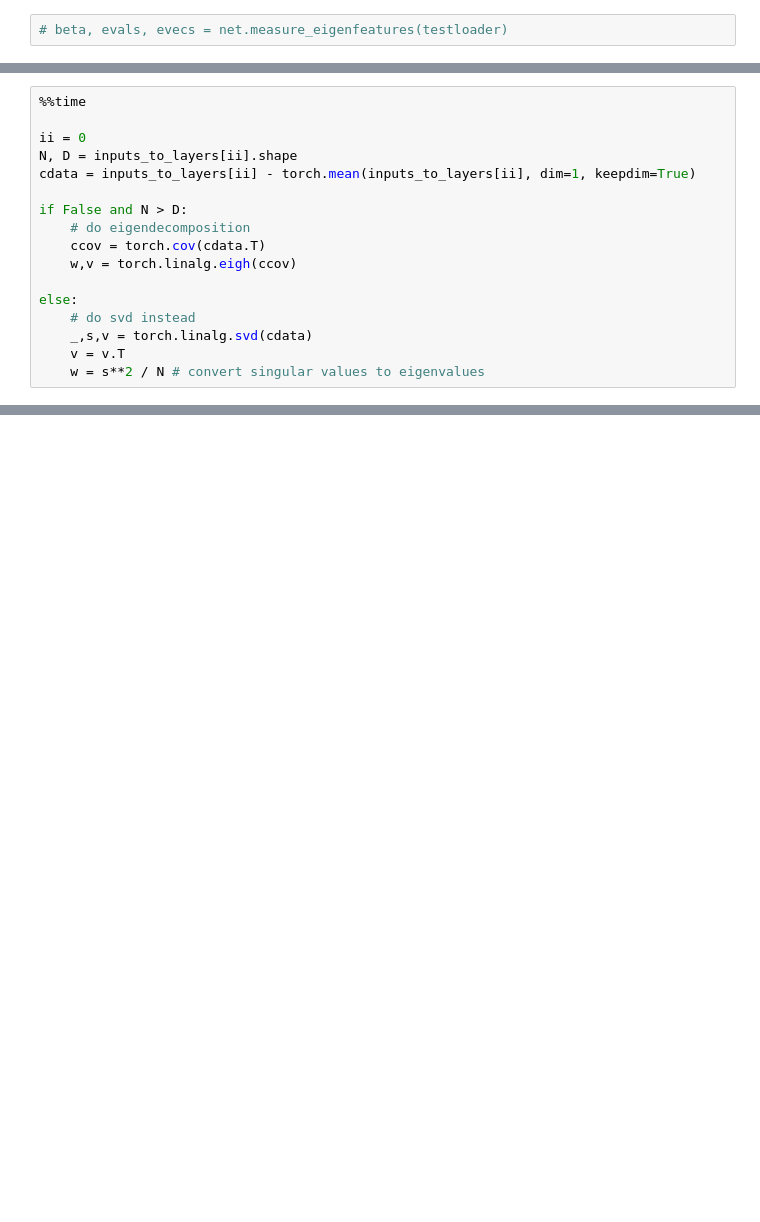
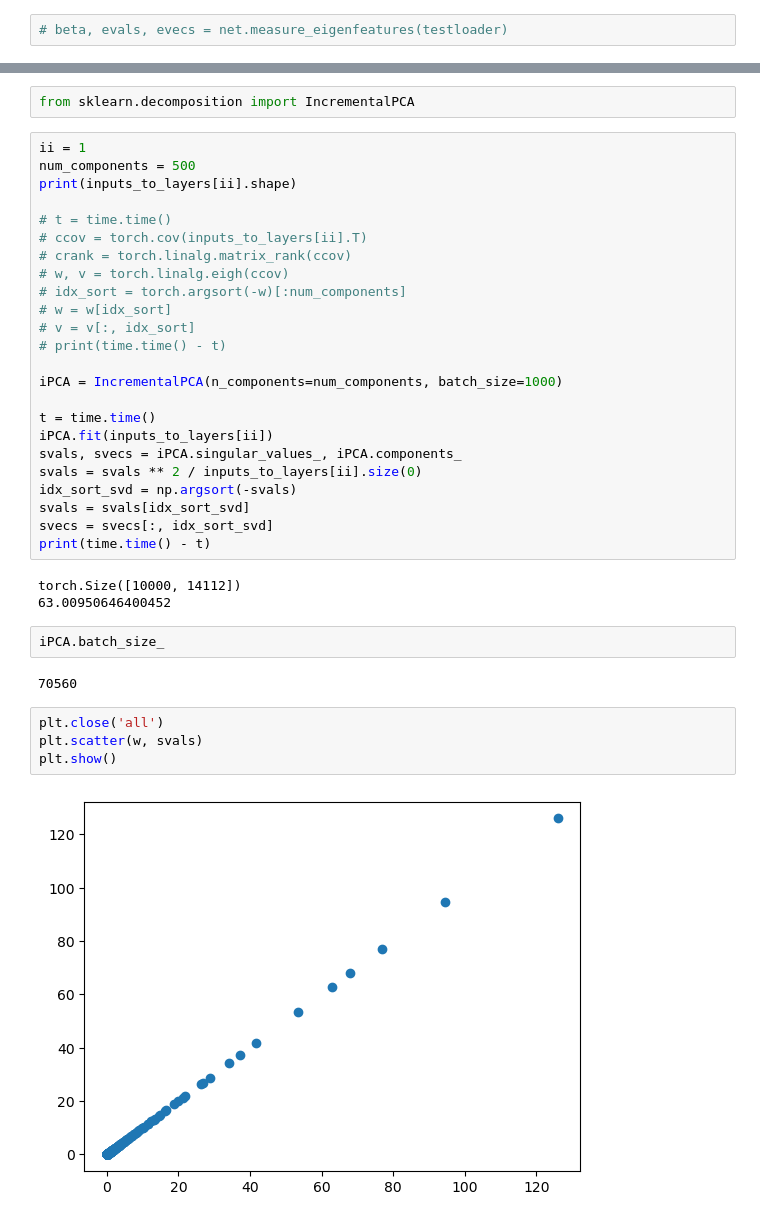
Before and after one commit to landoskape/networkAlignmentAnalysis, a Jupyter notebook: workspace.ipynb, the cells around one changed output, grey strips where cells are left out. Saved outputs shown, nothing was run; the diff lists cells and outputs as text; blank space fills up the shorter version.

```diff
--- a/workspace.ipynb
+++ b/workspace.ipynb
@@ -234,17 +220,0 @@ Wall time: 460 ms
-# %%
-%%time
-
-ii = 0
-N, D = inputs_to_layers[ii].shape
-cdata = inputs_to_layers[ii] - torch.mean(inputs_to_layers[ii], dim=1, keepdim=True)
-
-if False and N > D:
-    # do eigendecomposition
-    ccov = torch.cov(cdata.T)
-    w,v = torch.linalg.eigh(ccov)
-
-else:
-    # do svd instead
-    _,s,v = torch.linalg.svd(cdata)
-    v = v.T
-    w = s**2 / N # convert singular values to eigenvalues
@@ -253,0 +221,39 @@ Wall time: 234 ms
+# %%
+from sklearn.decomposition import IncrementalPCA
+# %%
+ii = 1
+num_components = 500
+print(inputs_to_layers[ii].shape)
+
+# t = time.time()
+# ccov = torch.cov(inputs_to_layers[ii].T)
+# crank = torch.linalg.matrix_rank(ccov)
+# w, v = torch.linalg.eigh(ccov)
+# idx_sort = torch.argsort(-w)[:num_components]
+# w = w[idx_sort]
+# v = v[:, idx_sort]
+# print(time.time() - t)
+
+iPCA = IncrementalPCA(n_components=num_components, batch_size=1000)
+
+t = time.time()
+iPCA.fit(inputs_to_layers[ii])
+svals, svecs = iPCA.singular_values_, iPCA.components_
+svals = svals ** 2 / inputs_to_layers[ii].size(0)
+idx_sort_svd = np.argsort(-svals)
+svals = svals[idx_sort_svd]
+svecs = svecs[:, idx_sort_svd]
+print(time.time() - t)
+# %% [output]
+torch.Size([10000, 14112])
+63.00950646400452
+# %%
+iPCA.batch_size_
+# %% [output]
+70560
+# %%
+plt.close('all')
+plt.scatter(w, svals)
+plt.show()
+# %% [output]
+[figure, added]
```
Also changed, not shown: parts of 15 cells of this notebook, 1 other file.
